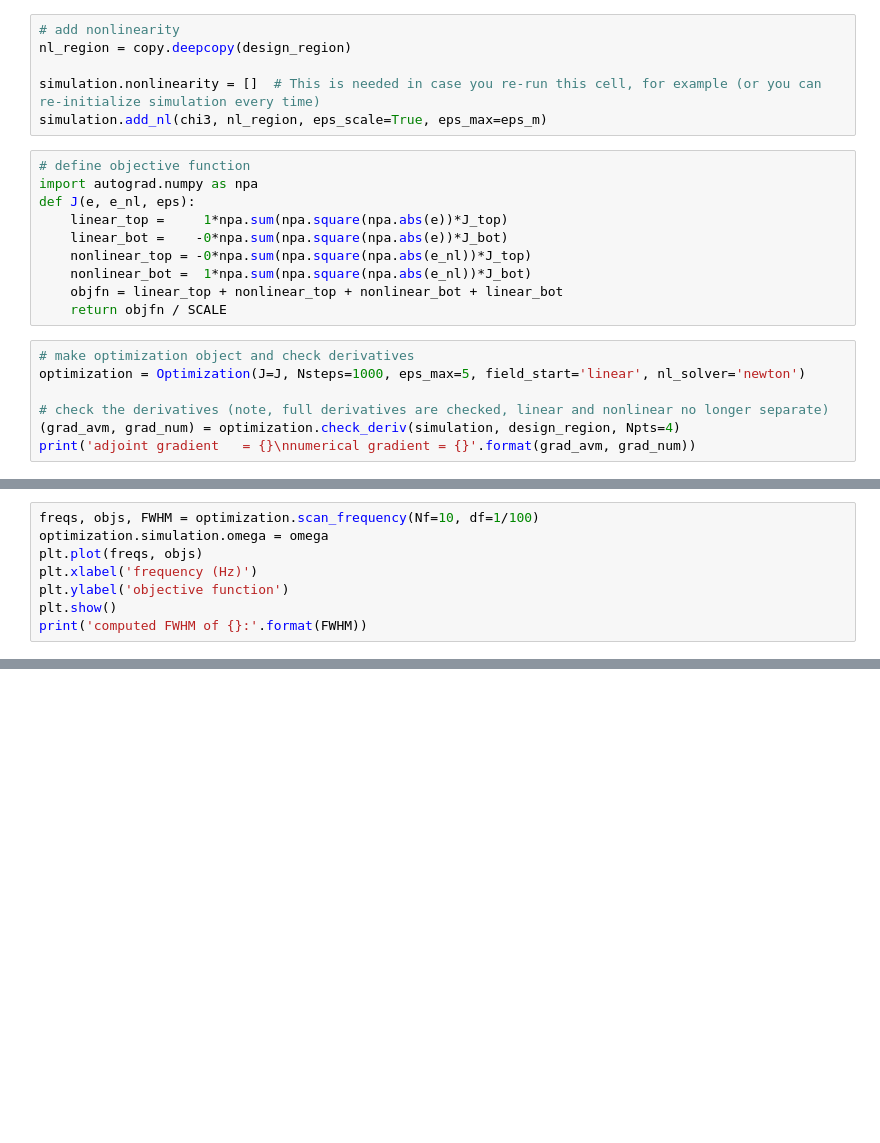
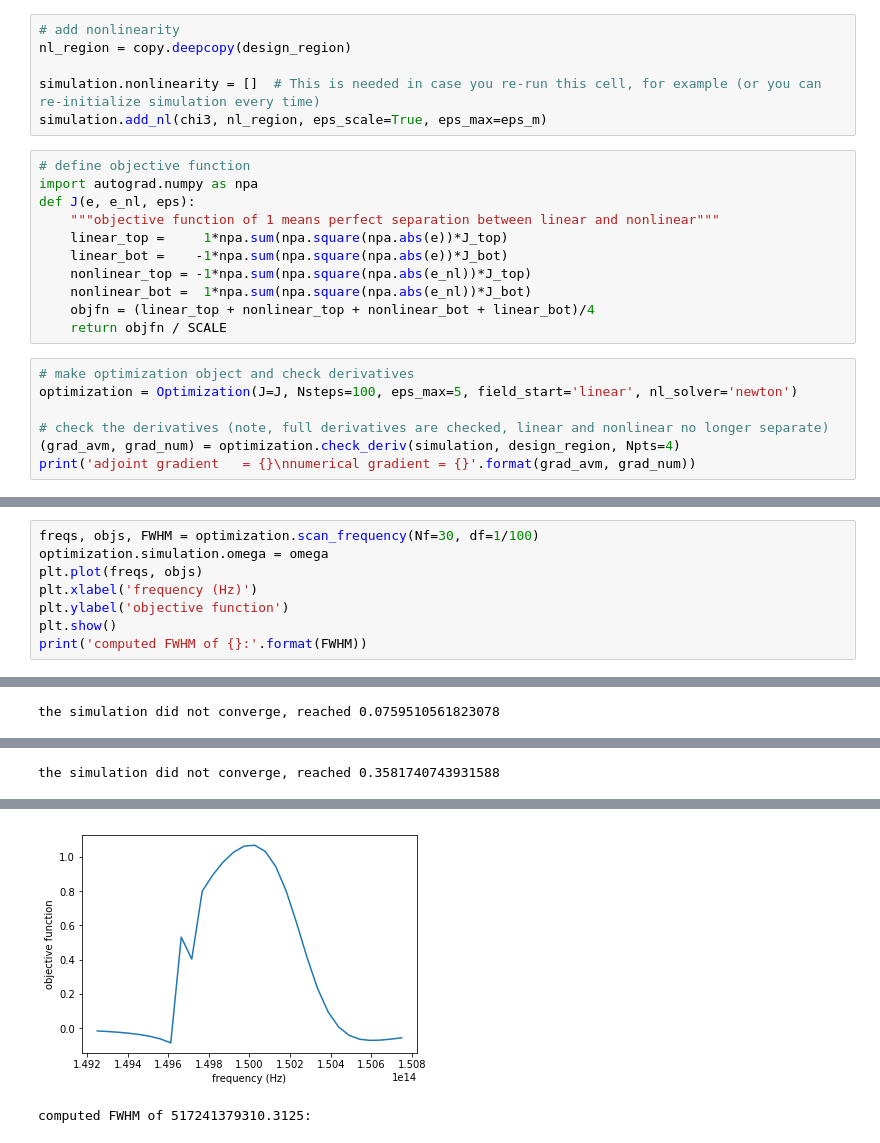
Before and after one commit to fancompute/angler, a Jupyter notebook: Notebooks/Scipy_demo.ipynb, the cells around one changed output, grey strips where cells are left out. Saved outputs shown, nothing was run; the diff lists cells and outputs as text; blank space fills up the shorter version.

```diff
--- a/Notebooks/Scipy_demo.ipynb
+++ b/Notebooks/Scipy_demo.ipynb
@@ -133,15 +136,16 @@ simulation.add_nl(chi3, nl_region, eps_scale=True, eps_max=eps_m)
 # define objective function
 import autograd.numpy as npa
 def J(e, e_nl, eps):
+    """objective function of 1 means perfect separation between linear and nonlinear"""
     linear_top =     1*npa.sum(npa.square(npa.abs(e))*J_top)
-    linear_bot =    -0*npa.sum(npa.square(npa.abs(e))*J_bot)
-    nonlinear_top = -0*npa.sum(npa.square(npa.abs(e_nl))*J_top)
+    linear_bot =    -1*npa.sum(npa.square(npa.abs(e))*J_bot)
+    nonlinear_top = -1*npa.sum(npa.square(npa.abs(e_nl))*J_top)
     nonlinear_bot =  1*npa.sum(npa.square(npa.abs(e_nl))*J_bot)
-    objfn = linear_top + nonlinear_top + nonlinear_bot + linear_bot
+    objfn = (linear_top + nonlinear_top + nonlinear_bot + linear_bot)/4
     return objfn / SCALE
 # %%
 # make optimization object and check derivatives
-optimization = Optimization(J=J, Nsteps=1000, eps_max=5, field_start='linear', nl_solver='newton')
+optimization = Optimization(J=J, Nsteps=100, eps_max=5, field_start='linear', nl_solver='newton')
 
 # check the derivatives (note, full derivatives are checked, linear and nonlinear no longer separate)
 (grad_avm, grad_num) = optimization.check_deriv(simulation, design_region, Npts=4)
@@ -194,8 +208,9 @@ plt.show()
 # %%
-freqs, objs, FWHM = optimization.scan_frequency(Nf=10, df=1/100)
+freqs, objs, FWHM = optimization.scan_frequency(Nf=30, df=1/100)
 optimization.simulation.omega = omega
 plt.plot(freqs, objs)
 plt.xlabel('frequency (Hz)')
 plt.ylabel('objective function')
 plt.show()
 print('computed FWHM of {}:'.format(FWHM))
+# %% [output]
@@ -201,0 +218 @@ print('computed FWHM of {}:'.format(FWHM))
+the simulation did not converge, reached 0.0759510561823078
@@ -201,0 +220 @@ print('computed FWHM of {}:'.format(FWHM))
+the simulation did not converge, reached 0.3581740743931588
@@ -202,3 +222,5 @@ print('computed FWHM of {}:'.format(FWHM))
+[figure, added]
+computed FWHM of 517241379310.3125:
 # %%
 # compute powers
 
```
Also changed, not shown: parts of 13 cells of this notebook, 1 other file.
